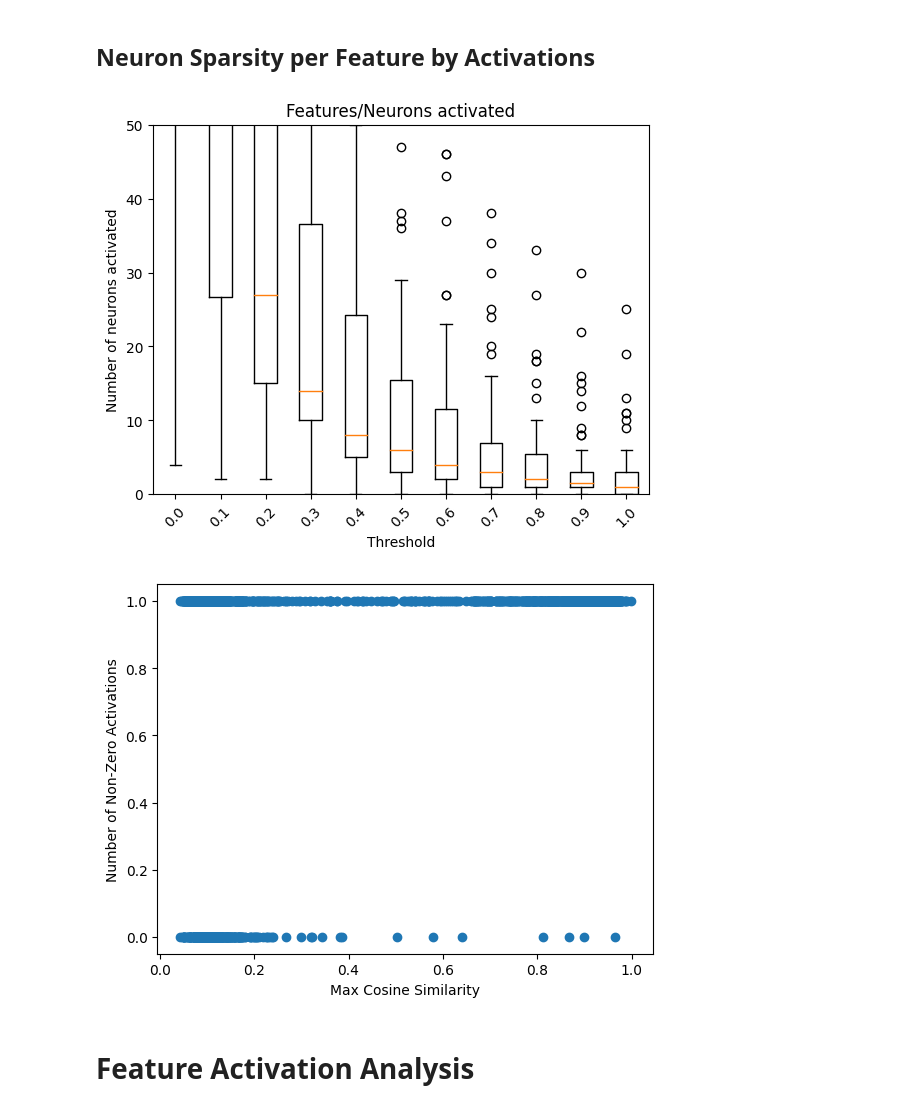
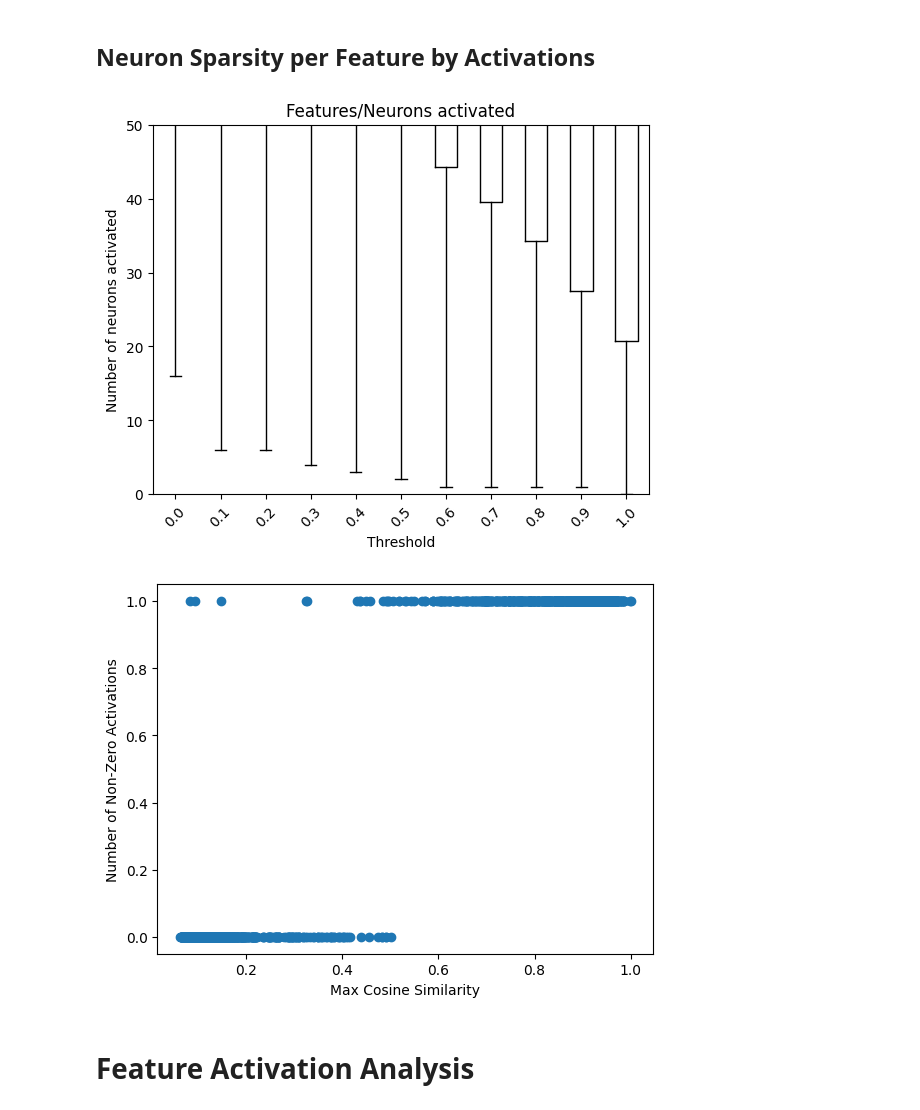
Before and after one commit to HoagyC/sparse_coding, a Jupyter notebook: feature_interp.ipynb, the cells around one changed output. Drawn from its saved outputs; the diff is of its cells as text; code cells hidden in the pictures.

```diff
--- a/feature_interp.ipynb
+++ b/feature_interp.ipynb
@@ -5,6 +5,7 @@ import numpy as np
 # %% [markdown]
 # Load Dictionaries
 # %%
+import pickle
 from torch import nn
 class AutoEncoder(nn.Module):
     def __init__(self, activation_size, n_dict_components, t_type=torch.float16):
@@ -33,16 +34,40 @@ class AutoEncoder(nn.Module):
         return next(self.parameters()).device
 
 
-import pickle
 
+layer = 15
+setting = "residual"
+# setting = "mlp"
+model_name = "EleutherAI/pythia-1.4b-deduped"
+# model_name = "EleutherAI/pythia-70m-deduped"
 # filename = r'/root/sparse_coding/autoencoders4.pkl'
-filename = r'/root/sparse_coding/auto_encoders.pkl'
+# filename = r'/root/sparse_coding/auto_encoders.pkl'
+# filename = r'outputs/20230706-225337/auto_encoders_15.pkl'
+filename = r'outputs/20230709-120910-EleutherAI/pythia-1.4b-deduped-15/minirun8/autoencoders.pkl'
+
+
+if setting == "residual":
+    cache_name = f"blocks.{layer}.hook_resid_post"
+elif setting == "mlp":
+    cache_name = f"blocks.{layer}.mlp.hook_post"
+else:
+    raise NotImplementedError
+
+# Load in the Pythia model w/ transformer lens
+device = torch.device("cuda:0" if torch.cuda.is_available() else "cpu")
+model = HookedTransformer.from_pretrained(model_name, device=device)
+if(setting == "residual"):
+    neurons = model.cfg.d_model
+elif(setting == "mlp"):
+    neurons = model.cfg.d_mlp
+else:
+    raise NotImplementedError
 
 # Load the pickle file
 with open(filename, 'rb') as file:
     autoencoders = pickle.load(file)
 # %%
-l1_index = 0
+l1_index = -1
 dictionaries = [autoencoder.decoder.weight.data.T for autoencoder in autoencoders[l1_index]]
 # %%
 for d in dictionaries:
@@ -128,10 +145,9 @@ Loading cached processed dataset at /root/.cache/huggingface/datasets/NeelNanda_
 from torch.utils.data import DataLoader
 from tqdm.auto import tqdm
 from einops import rearrange
-neurons = model.W_in.shape[-1]
+
 datapoints = dataset.num_rows
 batch_size = 64
-layer = 2
 neuron_activations = torch.zeros((datapoints*token_amount, neurons))
 dictionary_activations = torch.zeros((datapoints*token_amount, smaller_dict_features))
 smaller_auto_encoder = smaller_auto_encoder.to(device)
@@ -140,43 +156,43 @@ with torch.no_grad(), dataset.formatted_as("pt"):
     dl = DataLoader(dataset["input_ids"], batch_size=batch_size)
     for i, batch in enumerate(tqdm(dl)):
         _, cache = model.run_with_cache(batch.to(device))
-        batched_neuron_activations = rearrange(cache[f"blocks.{layer}.mlp.hook_post"], "b s n -> (b s) n" )
-        neuron_activations[i*batch_size*token_amount:(i+1)*batch_size*token_amount,:] = batched_neuron_activations
+        batched_neuron_activations = rearrange(cache[cache_name], "b s n -> (b s) n" )
+        neuron_activations[i*batch_size*token_amount:(i+1)*batch_size*token_amount,:] = batched_neuron_activations.cpu()
         reconstruction, batched_dictionary_activations = smaller_auto_encoder(batched_neuron_activations)
-        dictionary_activations[i*batch_size*token_amount:(i+1)*batch_size*token_amount,:] = batched_dictionary_activations
+        dictionary_activations[i*batch_size*token_amount:(i+1)*batch_size*token_amount,:] = batched_dictionary_activations.cpu()
 # %% [markdown]
 ## Neuron Sparsity per Feature by Activations
 # %%
 # Find corresponding neurons activations between pythia & autoencoder
 # Get the activations for the best dict features
 thresholds = [round(0.1*x,1) for x in range(11)]
 all_activated_neurons = []
 for threshold in thresholds:
     current_activated_neurons = []
-    for x in range(50):
+    for x in range(20):
         best_feature = max_indices[x]
         best_feature_activations = dictionary_activations[:, best_feature]
         # Sort the features by activation, get the indices
         nonzero_indices = torch.argsort(best_feature_activations, descending=True)
         sorted_indices = nonzero_indices[:10]
         t = (neuron_activations[sorted_indices, :] > threshold)
         # ( And across the first dim)
         t = t.all(dim=0)
         neurons_activated = t.sum()
         current_activated_neurons.append(neurons_activated)
         # print(f"Feature {x} is active for {t.sum()} neurons")
     all_activated_neurons.append(current_activated_neurons)
 # Plot boxplot w/ plotly
 
 plt.boxplot(all_activated_neurons, labels=thresholds)
 plt.xticks(rotation=45)
 plt.xlabel("Threshold")
 plt.ylabel("Number of neurons activated")
 plt.title("Features/Neurons activated")
 plt.ylim(0, 50)
 plt.show()
 # %% [output]
-[figure, old version]
+[figure, new version]
 # %%
 # Find number of non-zero activations for each feature in the dictionary
 nonzero_activations = dictionary_activations.count_nonzero(dim=0)
@@ -192,7 +208,7 @@ plt.xlabel("Max Cosine Similarity")
 plt.ylabel("Number of Non-Zero Activations")
 plt.show()
 # %% [output]
-[figure, old version]
+[figure, new version]
 # %% [markdown]
 # Feature Activation Analysis
 # %%
```
Also changed, not shown: parts of 14 cells of this notebook.
